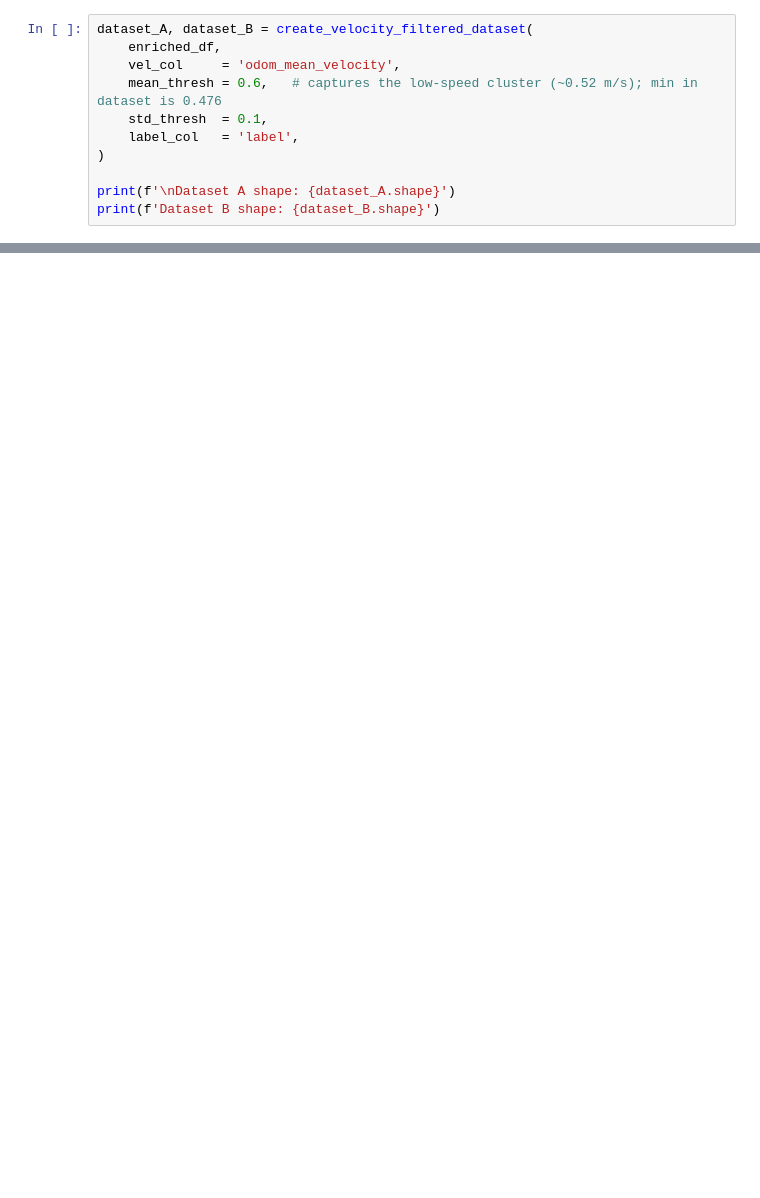
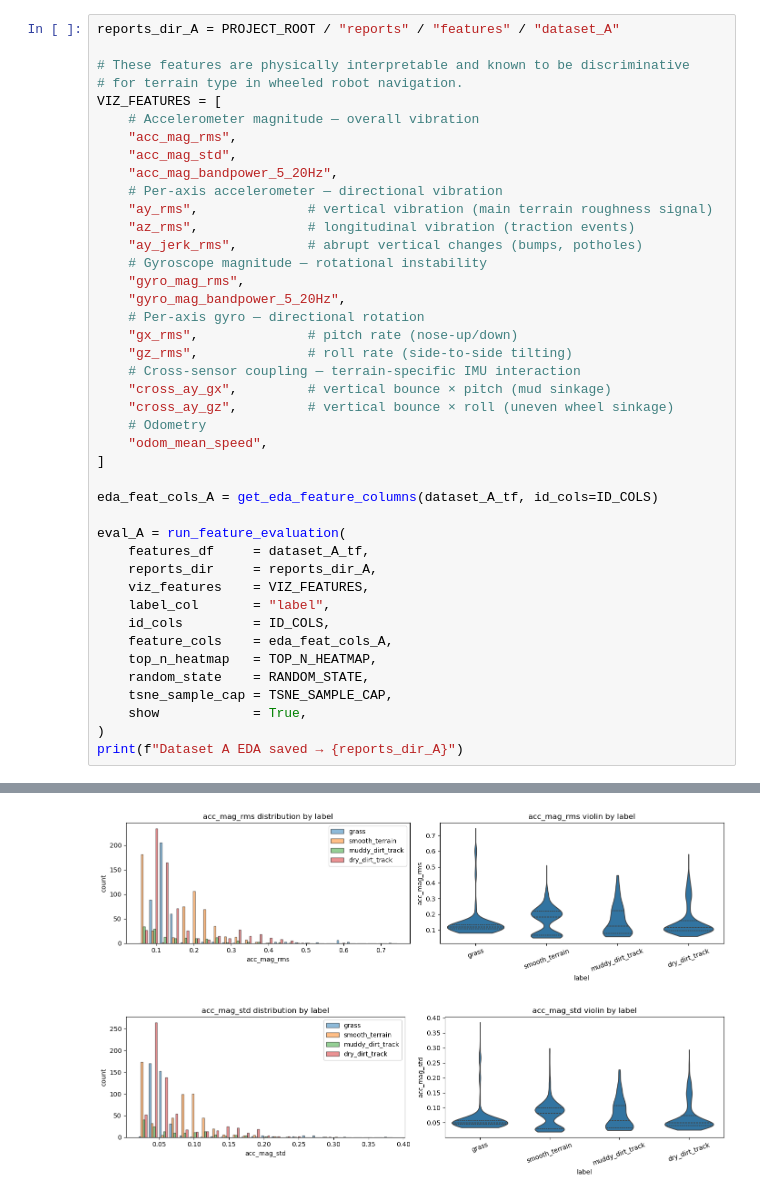
Before and after one commit to Pratyush2012/BSC_Thesis_intrinsic_sensor_analysis, a Jupyter notebook: notebooks/06b_extended_features.ipynb, the cells around one changed output, grey strips where cells are left out. Saved outputs shown, nothing was run; the diff lists cells and outputs as text; blank space fills up the shorter version.

```diff
--- a/notebooks/06b_extended_features.ipynb
+++ b/notebooks/06b_extended_features.ipynb
@@ -198,12 +140,43 @@ Then run the same feature evaluation pipeline used in 06_features on Dataset B a
 # %%
-dataset_A, dataset_B = create_velocity_filtered_dataset(
-    enriched_df,
-    vel_col     = 'odom_mean_velocity',
-    mean_thresh = 0.6,   # captures the low-speed cluster (~0.52 m/s); min in dataset is 0.476
-    std_thresh  = 0.1,
-    label_col   = 'label',
+reports_dir_A = PROJECT_ROOT / "reports" / "features" / "dataset_A"
+
+# These features are physically interpretable and known to be discriminative
+# for terrain type in wheeled robot navigation.
+VIZ_FEATURES = [
+    # Accelerometer magnitude — overall vibration
+    "acc_mag_rms",
+    "acc_mag_std",
+    "acc_mag_bandpower_5_20Hz",
+    # Per-axis accelerometer — directional vibration
+    "ay_rms",              # vertical vibration (main terrain roughness signal)
+    "az_rms",              # longitudinal vibration (traction events)
+    "ay_jerk_rms",         # abrupt vertical changes (bumps, potholes)
+    # Gyroscope magnitude — rotational instability
+    "gyro_mag_rms",
+    "gyro_mag_bandpower_5_20Hz",
+    # Per-axis gyro — directional rotation
+    "gx_rms",              # pitch rate (nose-up/down)
+    "gz_rms",              # roll rate (side-to-side tilting)
+    # Cross-sensor coupling — terrain-specific IMU interaction
+    "cross_ay_gx",         # vertical bounce × pitch (mud sinkage)
+    "cross_ay_gz",         # vertical bounce × roll (uneven wheel sinkage)
+    # Odometry
+    "odom_mean_speed",
+]
+
+eda_feat_cols_A = get_eda_feature_columns(dataset_A_tf, id_cols=ID_COLS)
+
+eval_A = run_feature_evaluation(
+    features_df     = dataset_A_tf,
+    reports_dir     = reports_dir_A,
+    viz_features    = VIZ_FEATURES,
+    label_col       = "label",
+    id_cols         = ID_COLS,
+    feature_cols    = eda_feat_cols_A,
+    top_n_heatmap   = TOP_N_HEATMAP,
+    random_state    = RANDOM_STATE,
+    tsne_sample_cap = TSNE_SAMPLE_CAP,
+    show            = True,
 )
-
-print(f'\nDataset A shape: {dataset_A.shape}')
-print(f'Dataset B shape: {dataset_B.shape}')
+print(f"Dataset A EDA saved → {reports_dir_A}")
 # %% [output]
@@ -226,0 +200,2 @@ Dataset B shape: (1160, 247)
+[figure, added]
+[figure, added]
```
Also changed, not shown: parts of 21 cells of this notebook, 38 other files.
